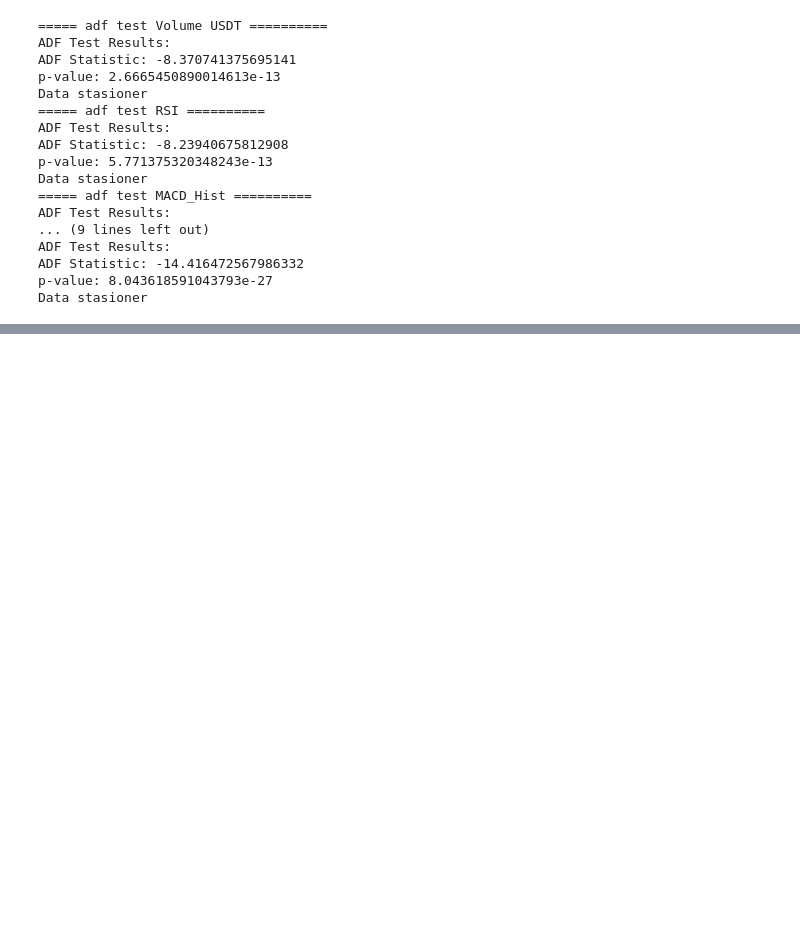
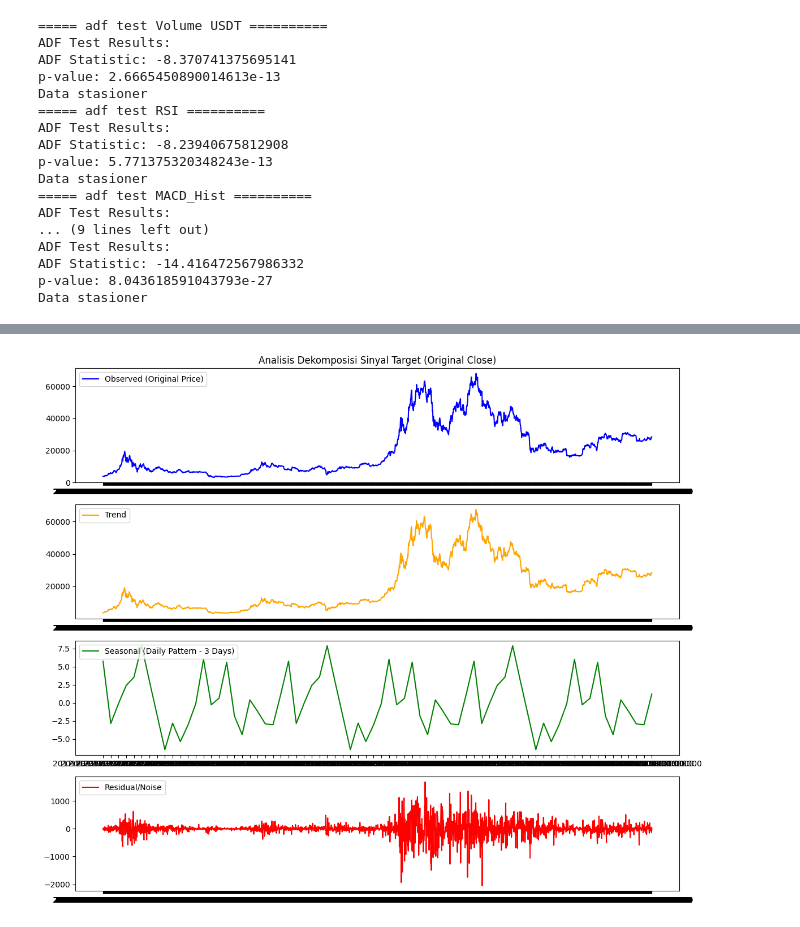
Before and after one commit to mikysetiawan/MachineLearningExpert, a Jupyter notebook: Tugas_Akhir_Timeseries_Forcasting.ipynb, the cells around one changed output, grey strips where cells are left out. Saved outputs shown, nothing was run; the diff lists cells and outputs as text; code cells hidden in the pictures; blank space fills up the shorter version.

```diff
--- a/Tugas_Akhir_Timeseries_Forcasting.ipynb
+++ b/Tugas_Akhir_Timeseries_Forcasting.ipynb
@@ -98,0 +157,28 @@ KeyboardInterrupt:
+# %%
+# Hitung dekomposisi dari data 'Close' asli
+decomposition = seasonal_decompose(df['Close'], model='additive', period=24)
+
+plt.figure(figsize=(12, 10))
+
+plt.subplot(411)
+plt.plot(df.index[::24], decomposition.observed[::24], label='Observed (Original Price)', color='blue')
+plt.legend(loc='upper left')
+plt.title('Analisis Dekomposisi Sinyal Target (Original Close)')
+
+plt.subplot(412)
+plt.plot(df.index[::24], decomposition.trend[::24], label='Trend', color='orange')
+plt.legend(loc='upper left')
+
+# Menampilkan grafik seasonal 3 hari pertama saja agar gelombang hariannya terlihat jelas di laporan
+plt.subplot(413)
+plt.plot(df.index[:72], decomposition.seasonal[:72], label='Seasonal (Daily Pattern - 3 Days)', color='green')
+plt.legend(loc='upper left')
+
+plt.subplot(414)
+plt.plot(df.index[::24], decomposition.resid[::24], label='Residual/Noise', color='red')
+plt.legend(loc='upper left')
+
+plt.tight_layout()
+plt.show()
+# %% [output]
+[figure, added]
```
Also changed, not shown: parts of 10 cells of this notebook.
